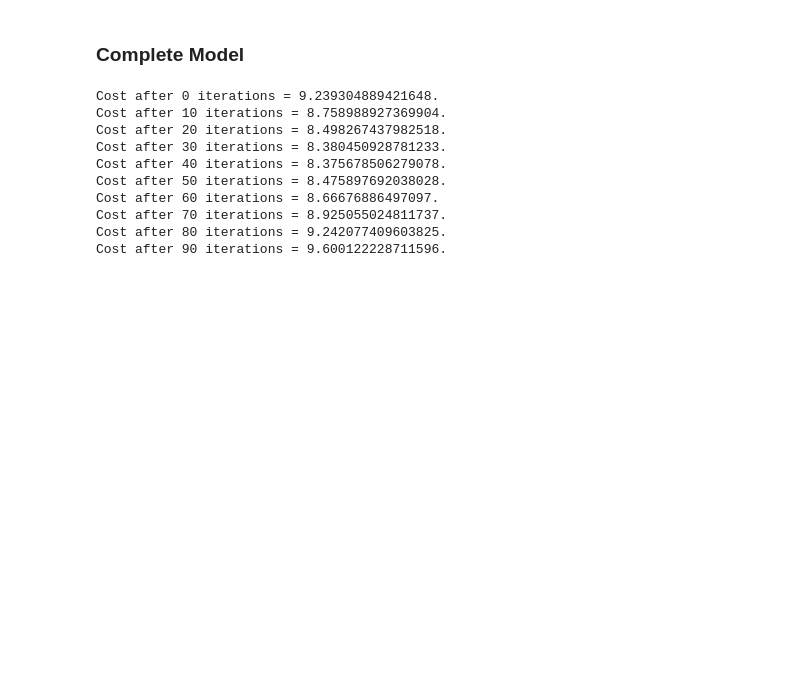
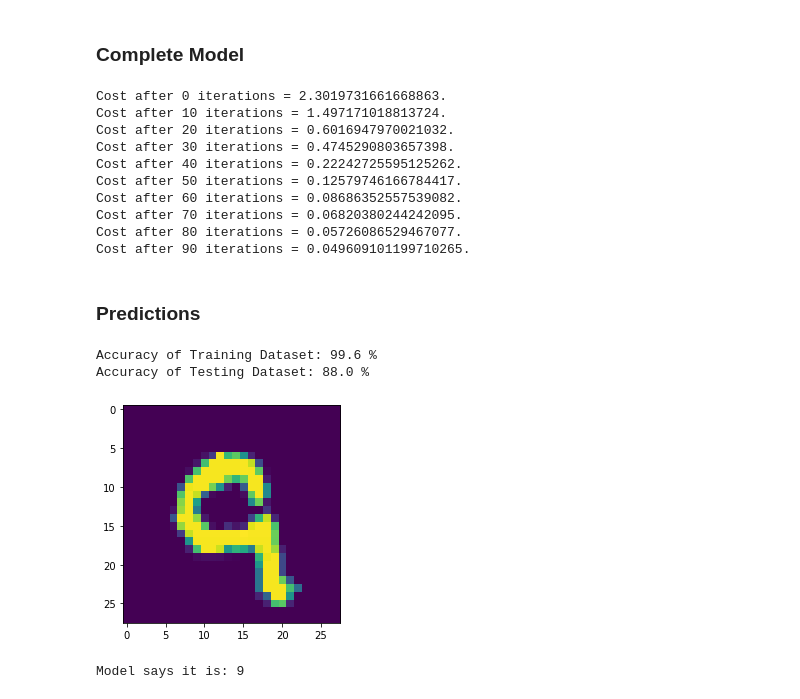
Before and after one commit to AliMazhar110/Supervised-Machine-Learning, a Jupyter notebook: Neural-Networks/digit-recognizer/mnist.ipynb, the cells around one changed output. Drawn from its saved outputs; the diff is of its cells as text; code cells hidden in the pictures; blank space fills up the shorter version.

```diff
--- a/Neural-Networks/digit-recognizer/mnist.ipynb
+++ b/Neural-Networks/digit-recognizer/mnist.ipynb
@@ -82,9 +82,9 @@ The size of Output Layer n_y is 10
 # %%
 def intialize_parameters(n_x, n_y, n_h):
 
-    W1 = np.random.randn(n_h, n_x) * 0.01
+    W1 = np.random.randn(n_h, n_x) * 0.001
     b1 = np.zeros((n_h, 1))
-    W2 = np.random.randn(n_y, n_h) * 0.01
+    W2 = np.random.randn(n_y, n_h) * 0.001
     b2 = np.zeros((n_y, 1))
 
     parameters = {"W1":W1, "b1":b1, "W2":W2, "b2":b2}
@@ -119,7 +119,7 @@ b1 = [[0.]
 # %%
 def softmax(Z):
     expZ = np.exp(Z)
-    return expZ/np.sum(expZ)
+    return expZ/np.sum(expZ, axis=0)
 # %%
 def relu(Z):
     return np.maximum(Z,0)
@@ -290,17 +290,19 @@ def model(X, Y, n_h, iterations, alpha, print_cost):
     return parameters
 # %%
 iterations = 100
-alpha = 0.002
+alpha = 0.02
 n_h = 1000
 parameters = model(X,Y,n_h,iterations,alpha,1)
 # %% [output]
-Cost after 0 iterations = 9.239304889421648.
-Cost after 10 iterations = 8.758988927369904.
-Cost after 20 iterations = 8.498267437982518.
-Cost after 30 iterations = 8.380450928781233.
-Cost after 40 iterations = 8.375678506279078.
-Cost after 50 iterations = 8.475897692038028.
-Cost after 60 iterations = 8.66676886497097.
-Cost after 70 iterations = 8.925055024811737.
-Cost after 80 iterations = 9.242077409603825.
-Cost after 90 iterations = 9.600122228711596.
+Cost after 0 iterations = 2.3019731661668863.
+Cost after 10 iterations = 1.497171018813724.
+Cost after 20 iterations = 0.6016947970021032.
+Cost after 30 iterations = 0.4745290803657398.
+Cost after 40 iterations = 0.22242725595125262.
+Cost after 50 iterations = 0.12579746166784417.
+Cost after 60 iterations = 0.08686352557539082.
+Cost after 70 iterations = 0.06820380244242095.
+Cost after 80 iterations = 0.05726086529467077.
+Cost after 90 iterations = 0.049609101199710265.
+# %% [markdown]
+### Predictions
@@ -306,0 +317,18 @@ Cost after 90 iterations = 9.600122228711596.
+# %%
+print("Accuracy of Training Dataset:",accuracy(X,Y,parameters),"%")
+print("Accuracy of Testing Dataset:",accuracy(X_test,Y_test,parameters),"%")
+# %% [output]
+Accuracy of Training Dataset: 99.6 %
+Accuracy of Testing Dataset: 88.0 %
+# %%
+index = random.randint(0, X_test.shape[1])
+plt.imshow(X_test[:,index].reshape((28,28)))
+plt.show()
+
+A2,cache = forward_propagation(X_test[:,index].reshape(X_test[:,index].shape[0],1), parameters)
+a_pred = A2
+a_pred = np.argmax(a_pred,0)
+print("Model says it is:", a_pred[0])
+# %% [output]
+[figure, added]
+Model says it is: 9
```
Also changed, not shown: parts of 7 cells of this notebook.
